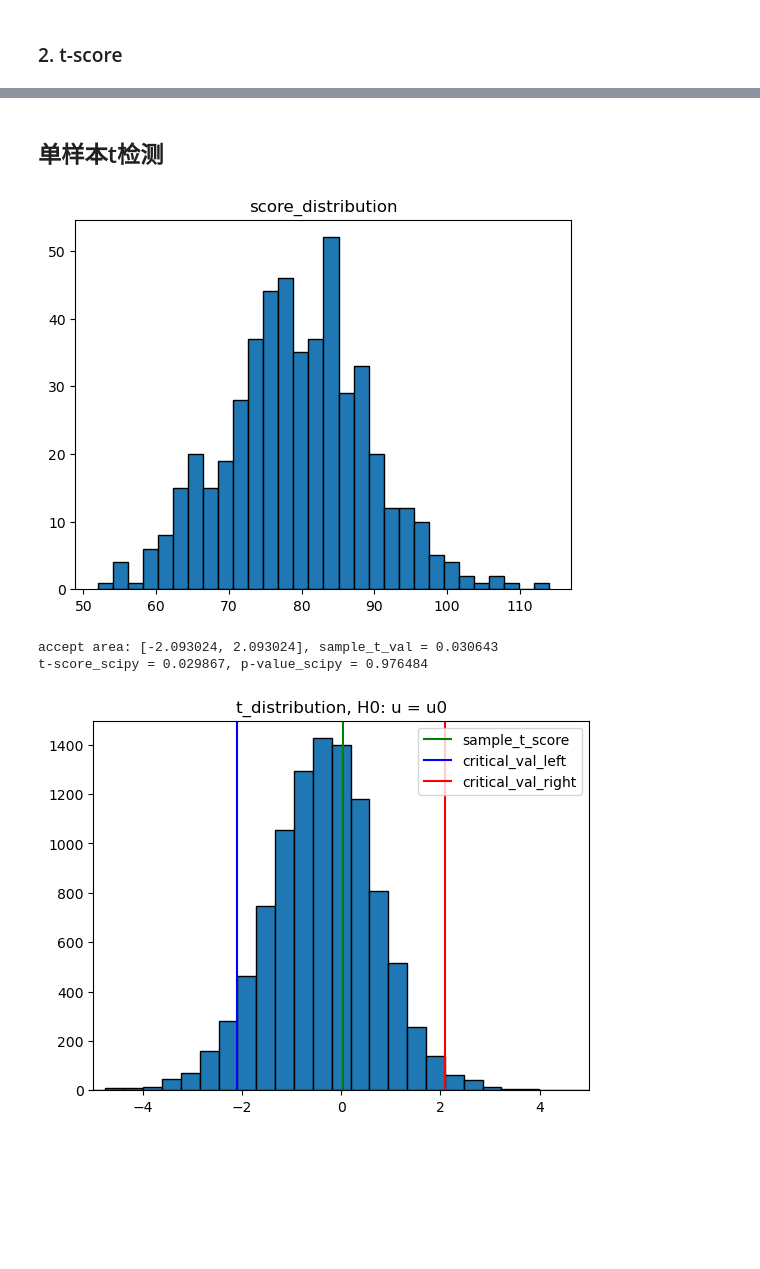
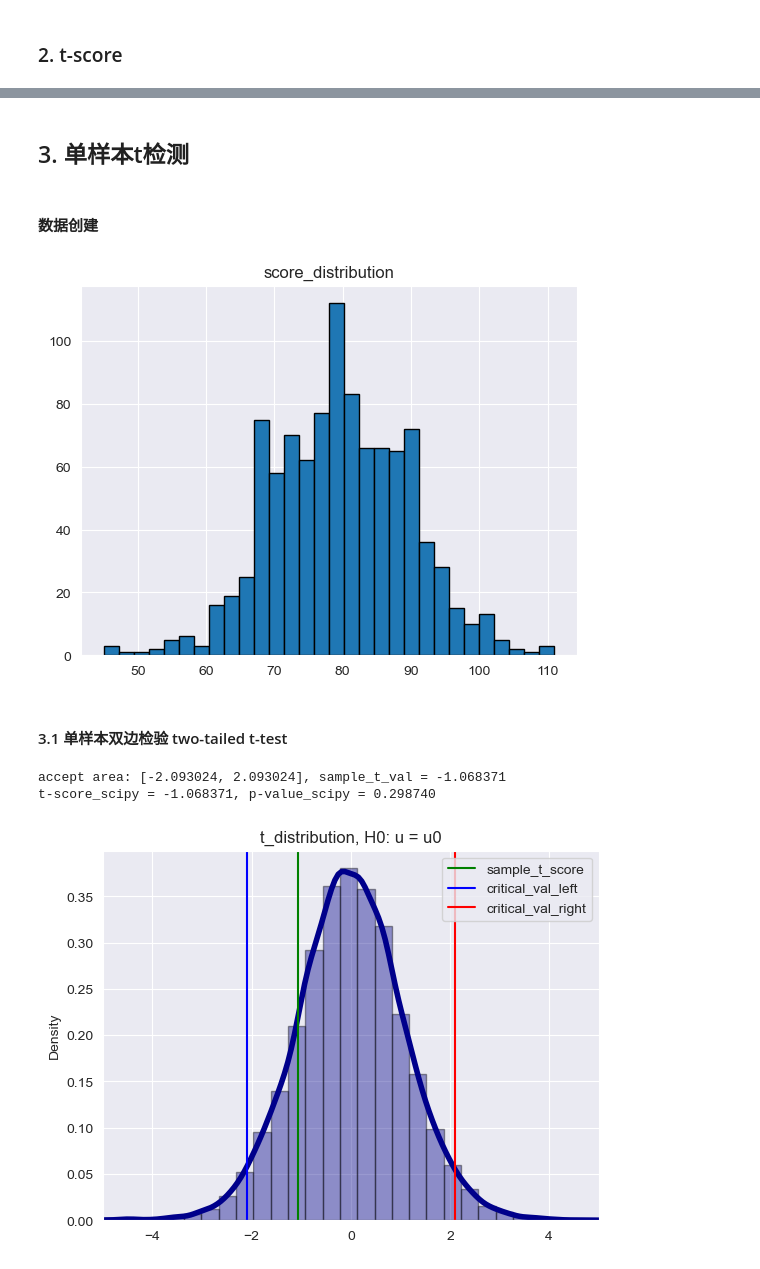
Before and after one commit to Lvseguiji/ZMJ_Whale_DS, a Jupyter notebook: Stats/07.Presentation.ipynb, the cells around one changed output, grey strips where cells are left out. Saved outputs shown, nothing was run; the diff lists cells and outputs as text; code cells hidden in the pictures; blank space fills up the shorter version.

```diff
--- a/Stats/07.Presentation.ipynb
+++ b/Stats/07.Presentation.ipynb
@@ -70,12 +71,14 @@ plt.show()
 # %% [markdown]
-## 单样本t检测
+## 3. 单样本t检测
+# %% [markdown]
+#### 数据创建
 # %%
-# create data working hours
-school_score = np.random.normal(80,10,500).astype(int)
+# create data
+school_score = np.random.normal(80,10,1000).astype(int)  # 均值80，方差10，样本容量1000
 fig = plt.figure()
 ax1 = fig.subplots()
 ax1.hist(school_score, edgecolor='black', bins=30)
 ax1.set_title('score_distribution')
 plt.show()
 # %% [output]
-[figure, old version]
+[figure, new version]
@@ -82,56 +115,36 @@ plt.show()
+# %% [markdown]
+#### 3.1 单样本双边检验 two-tailed t-test
 # %%
-import scipy.stats as stats
-from scipy.stats import t
-
-
-def t_val(sample, population_mean):
-    sample_size = len(sample)
-    sample_mean = np.mean(sample)
-    sample_std = np.std(sample)
-    t_score = (sample_mean - population_mean) / (sample_std / np.sqrt(sample_size))
-    return t_score
-
-# not exactly same as t distribution
-def simulate_t_distribution(population):
-    df = pd.DataFrame(columns=['t'])
-    for i in range(10000):
-        sample = np.random.choice(population, 20)
-        sample_t = t_val(sample, 80)
-        df.loc[len(df)] = sample_t
-    return df
-
-
-# H0: u = u0， 假设班级均分和年级均分无明显差异
-sample_size = 20
-alpha = 0.05  # significance level
-df = sample_size - 1
-class_score = np.random.choice(school_score, sample_size)  # sample
-population_score_mean = 80
-class_score_mean = np.mean(class_score)
-class_score_std = np.std(class_score)
+# H0: u = u0， 假设班级均分和年级均分无明显差异，采用单样本双边检验
 
 # Method-1: t-score of randomly pick sample in the accept area of t-distribution
 # draw critical value on two sides of t distribution
-t_distribution = simulate_t_distribution(school_score)
-t_score = t_val(class_score, population_score_mean)  # randomly pick 20 scores
+# t_distribution = simulate_t_distribution(school_score, 'two-sided')
+t_distribution = t.rvs(df=12, size=20000)  # create a t-distribution
+t_score = t_val(class_score, 'two-sided')  # randomly pick 20 scores
 t_critical_val = t.ppf(q=1-alpha/2,df=df)  # 双边检验下的t界值
 left_cv = -1 * abs(t_critical_val)
 right_cv = abs(t_critical_val)
 fig = plt.figure()
-ax2 = fig.subplots()
-ax2.hist(t_distribution, edgecolor='black', bins=30)
-ax2.axvline(x = t_score, color = 'g', label = 'sample_t_score')
-ax2.axvline(x = left_cv, color = 'b', label = 'critical_val_left')
-ax2.axvline(x = right_cv, color = 'r', label = 'critical_val_right')
-ax2.set_title('t_distribution, H0: u = u0')
-ax2.set_xlim(-5,5)
-ax2.legend(loc='best')
+ax1 = fig.subplots()
+# ax1.hist(t_distribution, edgecolor='black', bins=30)
+# create density curve
+sns.distplot(t_distribution,hist=True, kde=True,
+             bins=int(180/5), color = 'darkblue',
+             hist_kws={'edgecolor':'black'},
+             kde_kws={'linewidth': 4})
+ax1.axvline(x = t_score, color = 'g', label = 'sample_t_score')
+ax1.axvline(x = left_cv, color = 'b', label = 'critical_val_left')
+ax1.axvline(x = right_cv, color = 'r', label = 'critical_val_right')
+ax1.set_title('t_distribution, H0: u = u0')
+ax1.set_xlim(-5,5)
+ax1.legend(loc='best')
 print('accept area: [%.6f, %.6f], sample_t_val = %.6f' % (left_cv, right_cv, t_score))
 
 # Method-2: calculate the p-value
 t_val_by_scipy, p_val_by_scipy = stats.ttest_1samp(class_score, popmean=80, alternative='two-sided')
 print('t-score_scipy = %.6f, p-value_scipy = %.6f' % (t_val_by_scipy, p_val_by_scipy))
 # %% [output]
-accept area: [-2.093024, 2.093024], sample_t_val = 0.030643
-t-score_scipy = 0.029867, p-value_scipy = 0.976484
+accept area: [-2.093024, 2.093024], sample_t_val = -1.068371
+t-score_scipy = -1.068371, p-value_scipy = 0.298740
-[figure, old version]
+[figure, new version]
```
Also changed, not shown: parts of 21 cells of this notebook, 1 other file.
